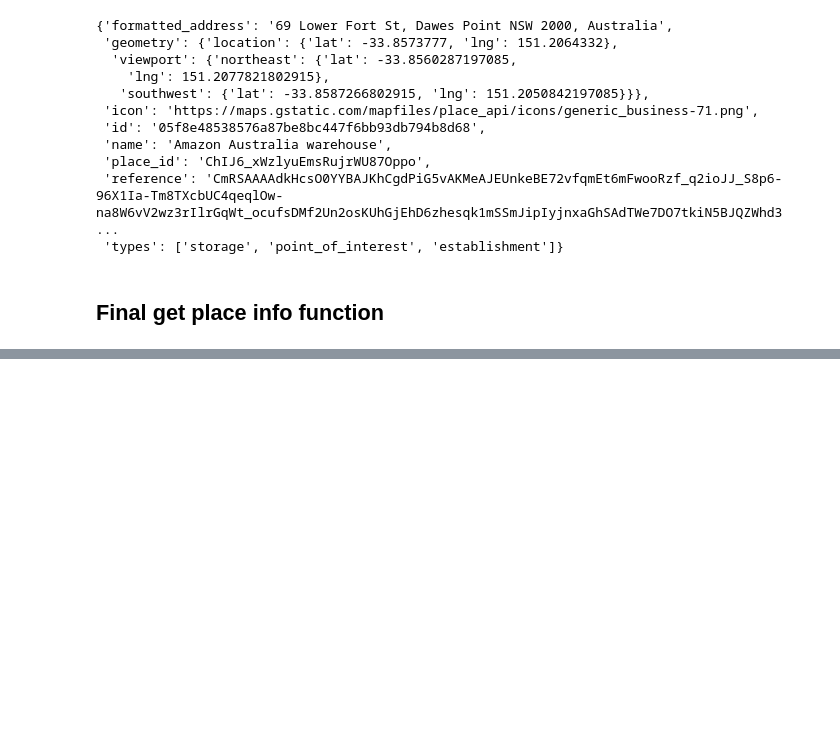
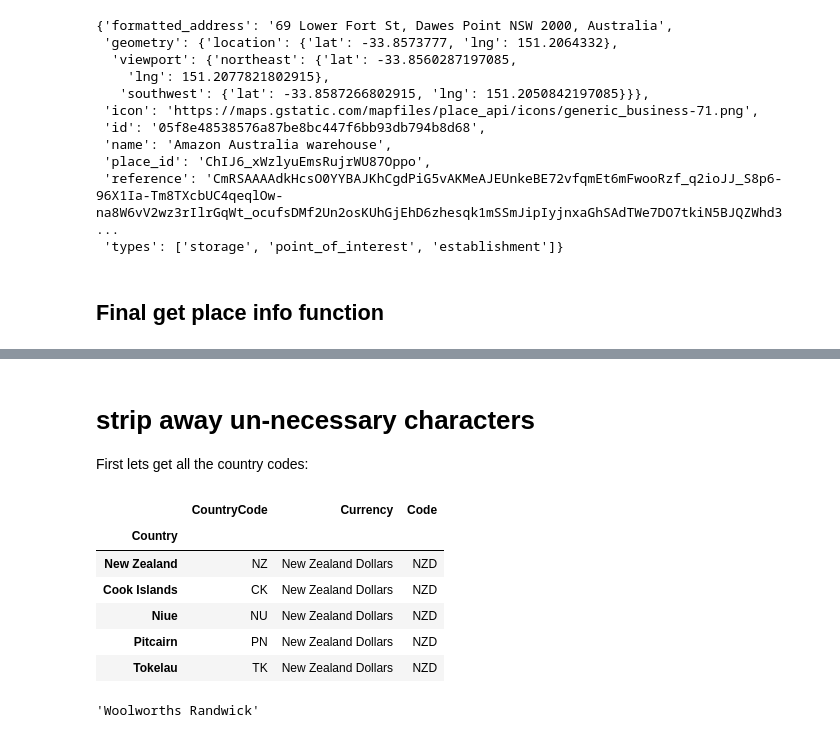
Before and after one commit to khalido/money_bot, a Jupyter notebook: parsing_csv.ipynb, the cells around one changed output, grey strips where cells are left out. Saved outputs shown, nothing was run; the diff lists cells and outputs as text; code cells hidden in the pictures; blank space fills up the shorter version.

```diff
--- a/parsing_csv.ipynb
+++ b/parsing_csv.ipynb
@@ -224,3 +224,25 @@ p.to_dict(orient="index")
    'store',
    'point_of_interest',
    'establishment']}}
+# %% [markdown]
+# strip away un-necessary characters
+
+First lets get all the country codes:
+# %%
+cc = pd.DataFrame.from_csv("data/country-code-to-currency-code-mapping.csv")
+cc.head()
+# %% [output]
+|  | CountryCode | Currency | Code |
+| Country |  |  |  |
+| New Zealand | NZ | New Zealand Dollars | NZD |
+| Cook Islands | CK | New Zealand Dollars | NZD |
+| Niue | NU | New Zealand Dollars | NZD |
+| Pitcairn | PN | New Zealand Dollars | NZD |
+| Tokelau | TK | New Zealand Dollars | NZD |
+# %%
+des = 'Woolworths Randwick Aud000000001480'
+description = des.split()
+crap = ["aud", "usd"]
+" ".join(i for i in description if i[:3].lower() not in crap)
+# %% [output]
+'Woolworths Randwick'
```
Also changed, not shown: parts of 7 cells of this notebook, 1 other file.
